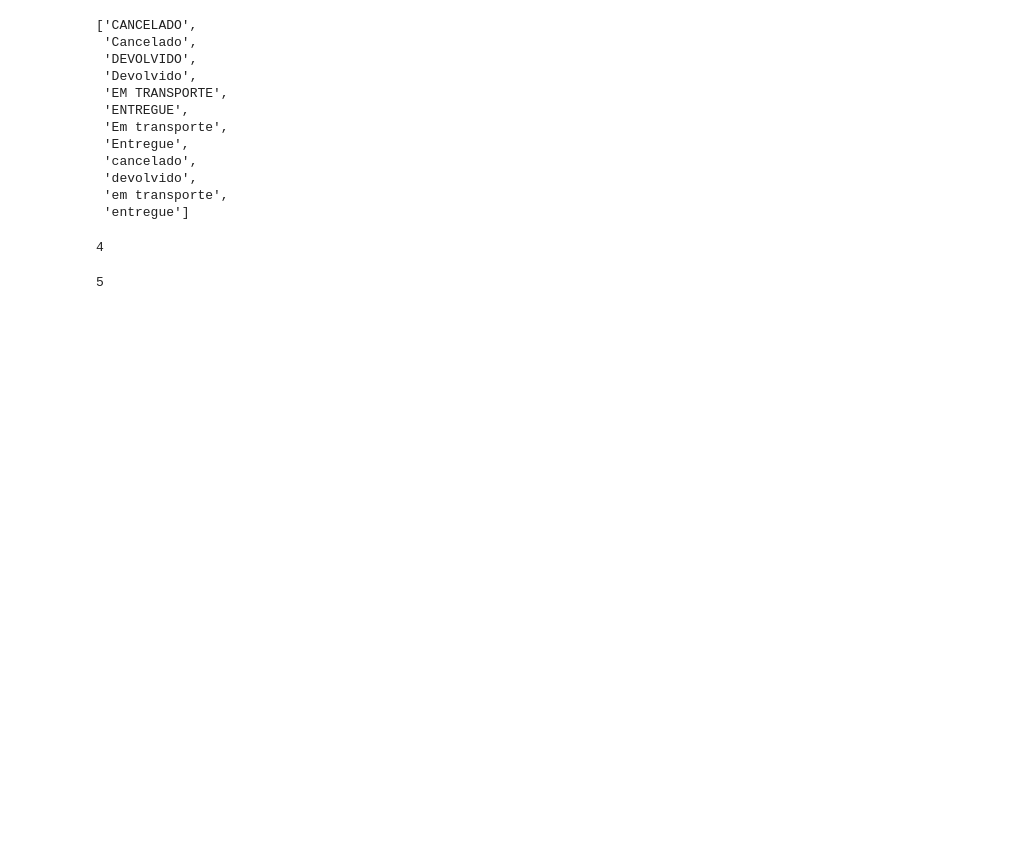
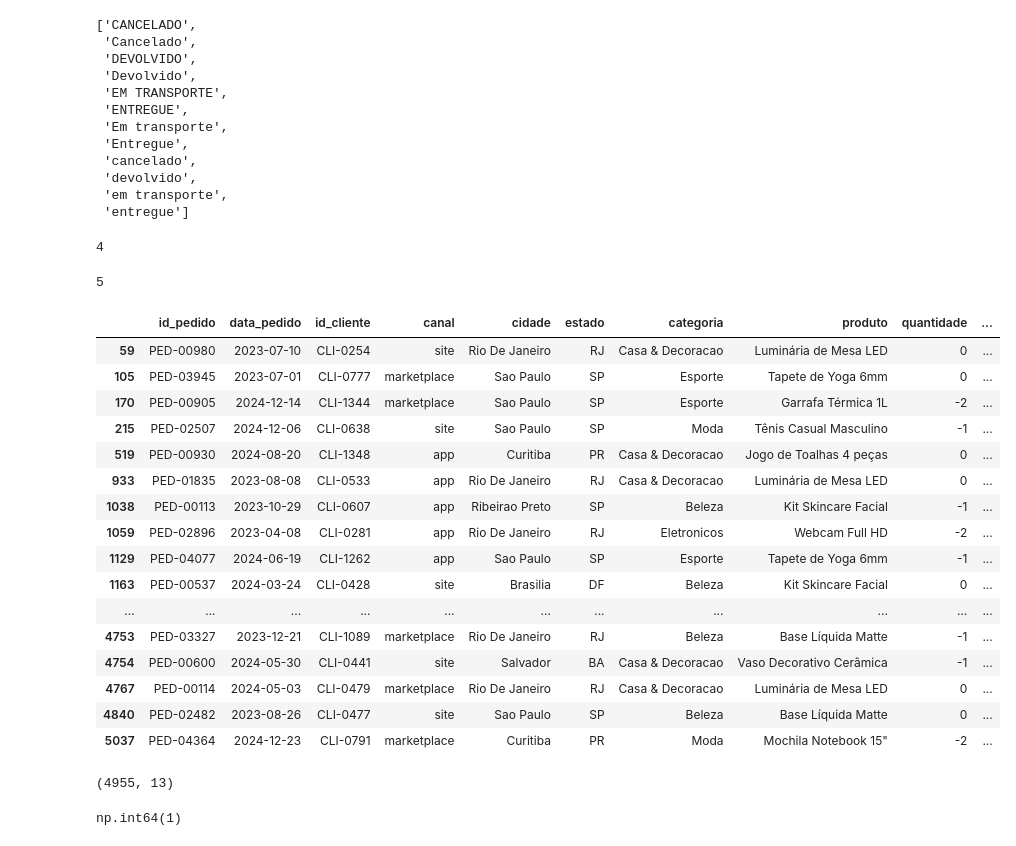
Before and after one commit to luizolavoremy/analise-pedidos-loja, a Jupyter notebook: analise_pedidos.ipynb, the cells around one changed output. Saved outputs shown, nothing was run; the diff lists cells and outputs as text; code cells hidden in the pictures; blank space fills up the shorter version.

```diff
--- a/analise_pedidos.ipynb
+++ b/analise_pedidos.ipynb
@@ -276,3 +276,23 @@ df["status"].nunique()
 df["categoria"].nunique()
 # %% [output]
 5
+# %%
+df[df["quantidade"] <= 0]
+# %% [output]
+|  | id_pedido | data_pedido | id_cliente | canal | cidade | estado | categoria | produto | quantidade | ... |
+| 59 | PED-00980 | 2023-07-10 | CLI-0254 | site | Rio De Janeiro | RJ | Casa & Decoracao | Luminária de Mesa LED | 0 | ... |
+| 105 | PED-03945 | 2023-07-01 | CLI-0777 | marketplace | Sao Paulo | SP | Esporte | Tapete de Yoga 6mm | 0 | ... |
+| 170 | PED-00905 | 2024-12-14 | CLI-1344 | marketplace | Sao Paulo | SP | Esporte | Garrafa Térmica 1L | -2 | ... |
+| 215 | PED-02507 | 2024-12-06 | CLI-0638 | site | Sao Paulo | SP | Moda | Tênis Casual Masculino | -1 | ... |
+| 519 | PED-00930 | 2024-08-20 | CLI-1348 | app | Curitiba | PR | Casa & Decoracao | Jogo de Toalhas 4 peças | 0 | ... |
+| 933 | PED-01835 | 2023-08-08 | CLI-0533 | app | Rio De Janeiro | RJ | Casa & Decoracao | Luminária de Mesa LED | 0 | ... |
+| 1038 | PED-00113 | 2023-10-29 | CLI-0607 | app | Ribeirao Preto | SP | Beleza | Kit Skincare Facial | -1 | ... |
+| 1059 | PED-02896 | 2023-04-08 | CLI-0281 | app | Rio De Janeiro | RJ | Eletronicos | Webcam Full HD | -2 | ... |
+| 1129 | PED-04077 | 2024-06-19 | CLI-1262 | app | Sao Paulo | SP | Esporte | Tapete de Yoga 6mm | -1 | ... |
+| 1163 | PED-00537 | 2024-03-24 | CLI-0428 | site | Brasilia | DF | Beleza | Kit Skincare Facial | 0 | ... |
+| ... | ... | ... | ... | ... | ... | ... | ... | ... | ... | ... |
+| 4753 | PED-03327 | 2023-12-21 | CLI-1089 | marketplace | Rio De Janeiro | RJ | Beleza | Base Líquida Matte | -1 | ... |
+| 4754 | PED-00600 | 2024-05-30 | CLI-0441 | site | Salvador | BA | Casa & Decoracao | Vaso Decorativo Cerâmica | -1 | ... |
+| 4767 | PED-00114 | 2024-05-03 | CLI-0479 | marketplace | Rio De Janeiro | RJ | Casa & Decoracao | Luminária de Mesa LED | 0 | ... |
+| 4840 | PED-02482 | 2023-08-26 | CLI-0477 | site | Sao Paulo | SP | Beleza | Base Líquida Matte | 0 | ... |
+| 5037 | PED-04364 | 2024-12-23 | CLI-0791 | marketplace | Curitiba | PR | Moda | Mochila Notebook 15" | -2 | ... |
@@ -278,0 +304,8 @@ df["categoria"].nunique()
+# %%
+df.shape
+# %% [output]
+(4955, 13)
+# %%
+df["quantidade"].min()
+# %% [output]
+np.int64(1)
```
Also changed, not shown: parts of 11 cells of this notebook.
